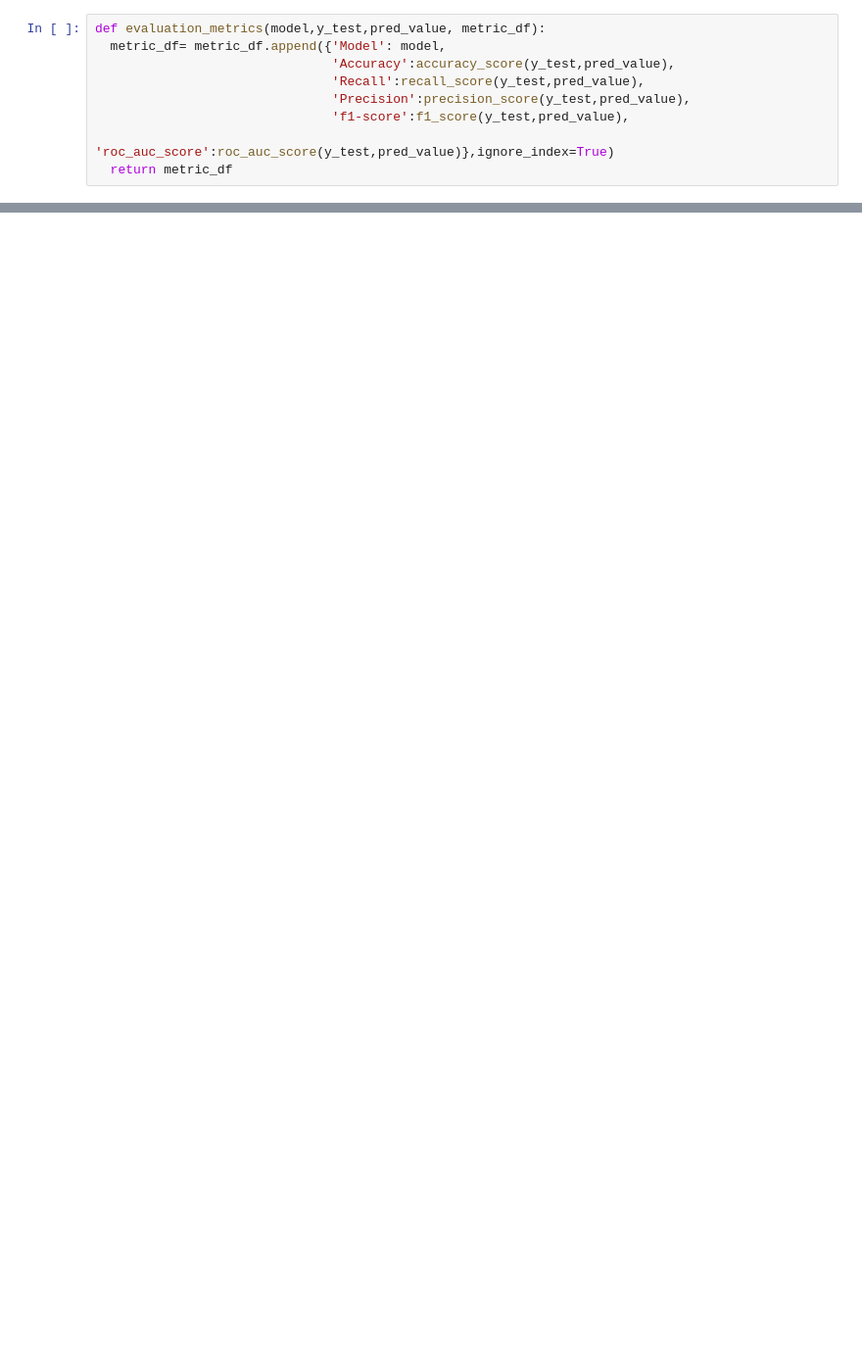
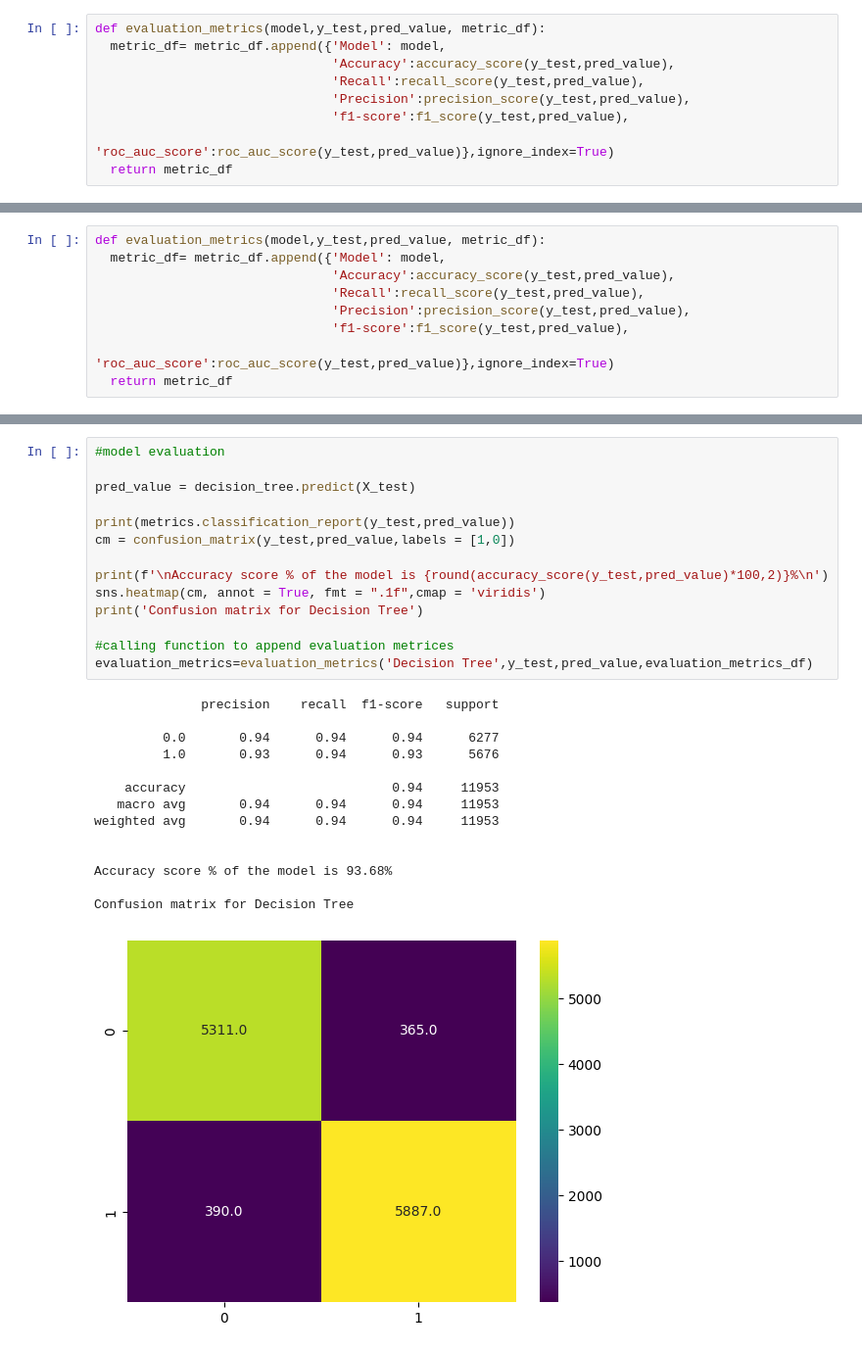
Before and after one commit to Tilak46-R/Airline-Referral-capstone-project-Classification, a Jupyter notebook: Airline_Referral_capstone_project_Classification.ipynb, the cells around one changed output, grey strips where cells are left out. Shown at 98% size. Saved outputs shown, nothing was run; the diff lists cells and outputs as text; blank space fills up the shorter version.

```diff
--- a/Airline_Referral_capstone_project_Classification.ipynb
+++ b/Airline_Referral_capstone_project_Classification.ipynb
@@ -865,0 +858,9 @@ LogisticRegression does not accept missing values encoded as NaN natively. For s
+# %%
+def evaluation_metrics(model,y_test,pred_value, metric_df):
+  metric_df= metric_df.append({'Model': model,
+                               'Accuracy':accuracy_score(y_test,pred_value),
+                               'Recall':recall_score(y_test,pred_value),
+                               'Precision':precision_score(y_test,pred_value),
+                               'f1-score':f1_score(y_test,pred_value),
+                               'roc_auc_score':roc_auc_score(y_test,pred_value)},ignore_index=True)
+  return metric_df
@@ -865,0 +876,29 @@ LogisticRegression does not accept missing values encoded as NaN natively. For s
+# %%
+#model evaluation
+
+pred_value = decision_tree.predict(X_test)
+
+print(metrics.classification_report(y_test,pred_value))
+cm = confusion_matrix(y_test,pred_value,labels = [1,0])
+
+print(f'\nAccuracy score % of the model is {round(accuracy_score(y_test,pred_value)*100,2)}%\n')
+sns.heatmap(cm, annot = True, fmt = ".1f",cmap = 'viridis')
+print('Confusion matrix for Decision Tree')
+
+#calling function to append evaluation metrices
+evaluation_metrics=evaluation_metrics('Decision Tree',y_test,pred_value,evaluation_metrics_df)
+# %% [output]
+              precision    recall  f1-score   support
+
+         0.0       0.94      0.94      0.94      6277
+         1.0       0.93      0.94      0.93      5676
+
+    accuracy                           0.94     11953
+   macro avg       0.94      0.94      0.94     11953
+weighted avg       0.94      0.94      0.94     11953
+
+
+Accuracy score % of the model is 93.68%
+
+Confusion matrix for Decision Tree
+[figure, added]
```
Also changed, not shown: parts of 30 cells of this notebook.
